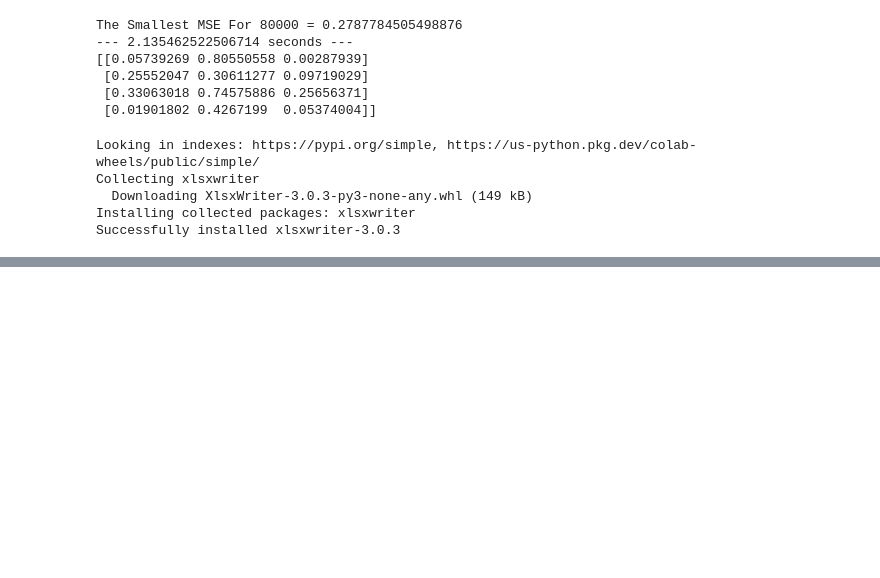
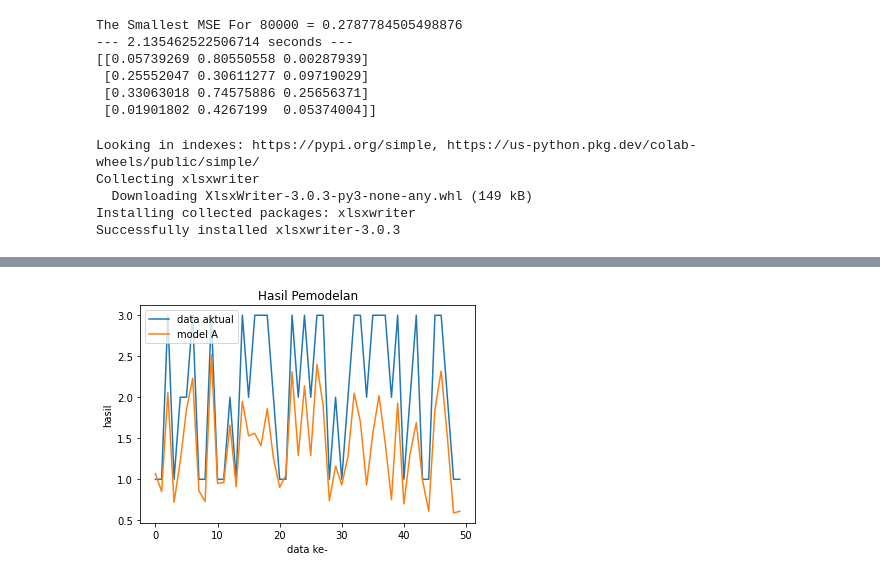
Before and after one commit to amilafr/forward-prop, a Jupyter notebook: forward.ipynb, the cells around one changed output, grey strips where cells are left out. Cells and saved outputs as stored; diff of their text form; code cells hidden in the pictures; blank space fills up the shorter version.

```diff
--- a/forward.ipynb
+++ b/forward.ipynb
@@ -144,0 +131,100 @@ The Smallest MSE For 80000 = 1.8600719382615996
+# %%
+# buat gambar
+
+import matplotlib.pyplot as plt
+import numpy as np
+
+#input variables
+with open('hasil_model.csv') as file_name:
+    x = np.loadtxt(file_name, delimiter=';', usecols=(0), skiprows=1)
+
+with open('hasil_model.csv') as file_name:
+    ya = np.loadtxt(file_name, delimiter=';', usecols=(1), skiprows=1)
+
+with open('hasil_model.csv') as file_name:
+    yb = np.loadtxt(file_name, delimiter=';', usecols=(2), skiprows=1)
+
+with open('hasil_model.csv') as file_name:
+    yc = np.loadtxt(file_name, delimiter=';', usecols=(3), skiprows=1)
+
+with open('hasil_model.csv') as file_name:
+    yd = np.loadtxt(file_name, delimiter=';', usecols=(4), skiprows=1)
+
+with open('hasil_model.csv') as file_name:
+    ye = np.loadtxt(file_name, delimiter=';', usecols=(5), skiprows=1)
+
+
+# plotting the points
+# plt.plot(x, x, label = 'data aktual')
+# plt.plot(x, ya, label = 'model A')
+# plt.title('Hasil Pemodelan')
+# plt.legend()
+# plt.show()
+
+# model A
+plt.plot(x, label = 'data aktual')
+plt.plot(ya, label = 'model A')
+plt.xlabel('data ke-')
+plt.ylabel('hasil')
+plt.legend()
+plt.title('Hasil Pemodelan')
+plt.show()
+
+#
+# plt.scatter(x, ya)
+# plt.xlabel('data aktual')
+# plt.ylabel('model A')
+# plt.title('Hasil Pemodelan')
+# plt.show()
+
+# model B
+plt.plot(x, label = 'data aktual')
+plt.plot(yb, label = 'model B')
+plt.xlabel('data ke-')
+plt.ylabel('hasil')
+plt.legend()
+plt.title('Hasil Pemodelan')
+plt.show()
+
+#
+# plt.scatter(x, yb)
+# plt.xlabel('data aktual')
+# plt.ylabel('model B')
+# plt.title('Hasil Pemodelan')
+# plt.show()
+
+# model C
+plt.plot(x, label = 'data aktual')
+plt.plot(yc, label = 'model C')
+plt.xlabel('data ke-')
+plt.ylabel('hasil')
+plt.legend()
+plt.title('Hasil Pemodelan')
+plt.show()
+
+#
+# plt.scatter(x, yc)
+# plt.xlabel('data aktual')
+# plt.ylabel('model C')
+# plt.title('Hasil Pemodelan')
+# plt.show()
+
+# model D
+plt.plot(x, label = 'data aktual')
+plt.plot(yd, label = 'model D')
+plt.xlabel('data ke-')
+plt.ylabel('hasil')
+plt.legend()
+plt.title('Hasil Pemodelan')
+plt.show()
+
+# model E
+plt.plot(x, label = 'data aktual')
+plt.plot(ye, label = 'model E')
+plt.xlabel('data ke-')
+plt.ylabel('hasil')
+plt.legend()
+plt.title('Hasil Pemodelan')
+plt.show()
+# %% [output]
+[figure, added]
```
Also changed, not shown: parts of 3 cells of this notebook.
